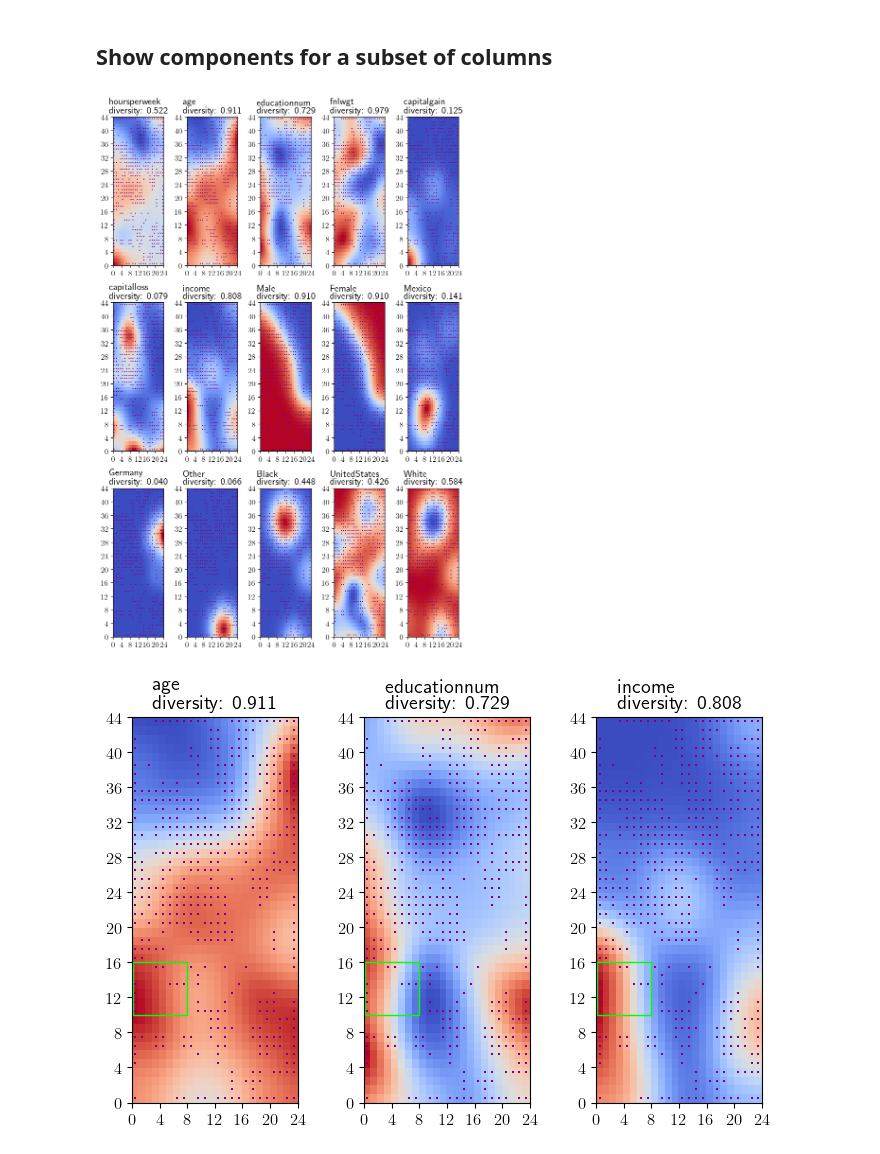
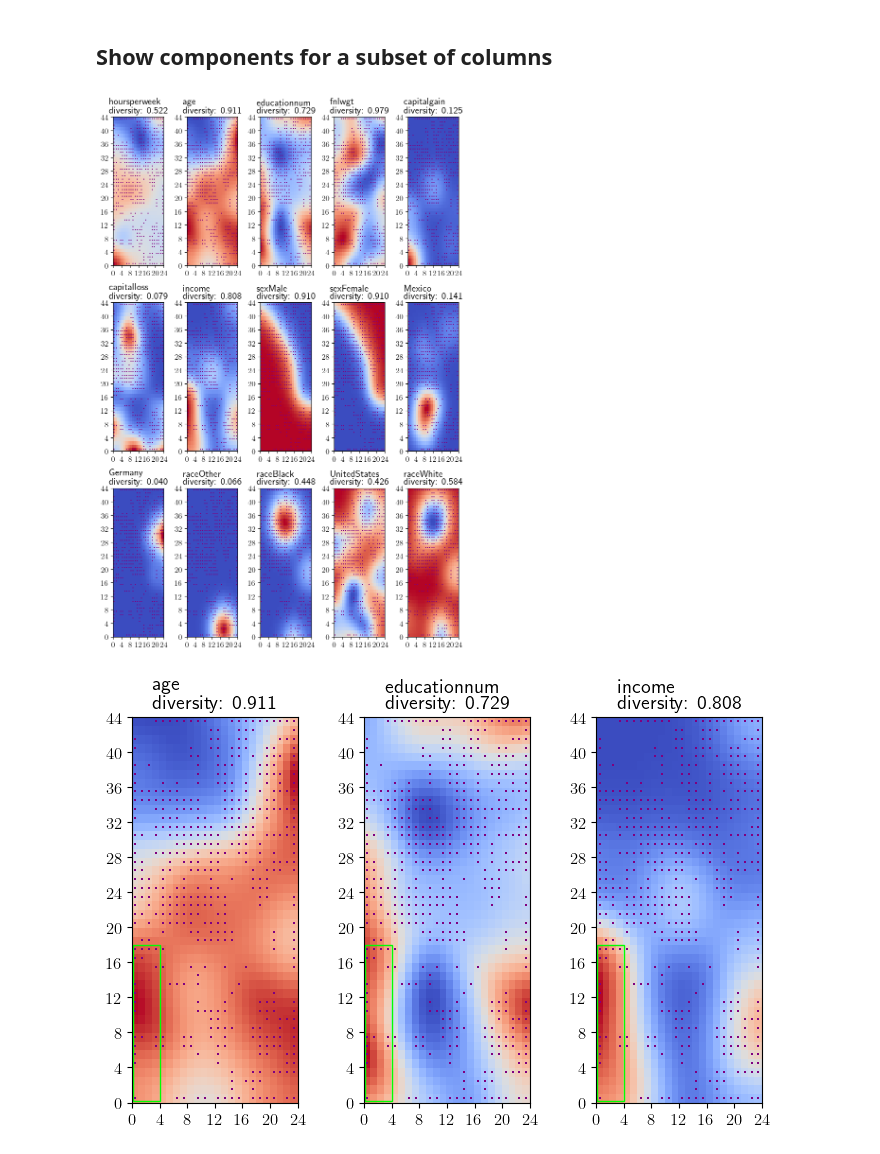
Before and after one commit to denmartins/som4datapurchase, a Jupyter notebook: componentplanes.ipynb, the cells around one changed output. Cells and saved outputs as stored; diff of their text form; code cells hidden in the pictures.

Commit message:
updating images

```diff
--- a/componentplanes.ipynb
+++ b/componentplanes.ipynb
@@ -279,7 +279,10 @@ for component in visited:
 
     title = feature
     if '_' in title:
-        title = title.split('_')[-1]
+        if 'country' in title:
+            title = title.split('_')[-1]
+        else:
+            title = title.replace('_', '')
 
     diversity = util.shannon_diversity(adult_dataset[feature].value_counts().values)
     title = f'{title}\ndiversity: {diversity:.3f}'
@@ -309,9 +312,9 @@ plt.subplots_adjust(wspace=0.45,
 plt.savefig("figures/adult_components.pdf", dpi=300, format='pdf', bbox_inches='tight')
 plt.savefig("figures/adult_components.png", dpi=300, format='png', bbox_inches='tight')
 # %% [output]
-[figure, old version]
+[figure, new version]
 # %%
-region = RegionOfInterest(x_lower=0.1, x_upper=8, y_lower=10, y_upper=16)
+region = RegionOfInterest(x_lower=0.2, x_upper=5, y_lower=0.2, y_upper=18)
 
 winners = [som.winner(xx) for cnt, xx in enumerate(X[:5000])]
 W = som.get_weights()
@@ -322,31 +325,31 @@ cols = 3
 rows = 2
 
 plt.figure(figsize=(7, 10))
 plt.grid(visible=False)
 
 for i, col in enumerate(selected_columns):
     index = adult_dataset.columns.to_list().index(col)
     diversity = util.shannon_diversity(adult_dataset[col].value_counts().values)
     title = f'{col}\ndiversity: {diversity:.3f}'
     ax = plt.subplot(rows, cols, i+1)
     plt.title(title)
     plt.pcolor(W[:,:,index].T, cmap='coolwarm')
 
     for w in winners:
         # palce a marker on the winning position for the sample xx
         plt.plot(w[0]+.5, w[1]+.5, 's', markerfacecolor='purple', markersize=2, markeredgewidth=0)
 
     ax.add_patch(region.get_plt_rectangle())
 
     plt.xticks(np.arange(0, map_size[0]+1, 4))
     plt.yticks(np.arange(0, map_size[1]+1, 4))
 
 plt.tight_layout()
 # set the spacing between subplots
 plt.subplots_adjust(wspace=0.4,
                     hspace=0.4)
 
 plt.savefig("figures/adult_correlated_components_region.pdf", dpi=300, format='pdf', bbox_inches='tight')
 plt.savefig("figures/adult_correlated_components_region.png", dpi=300, format='png', bbox_inches='tight')
 # %% [output]
-[figure, old version]
+[figure, new version]
```
Also changed, not shown: 4 other files.
